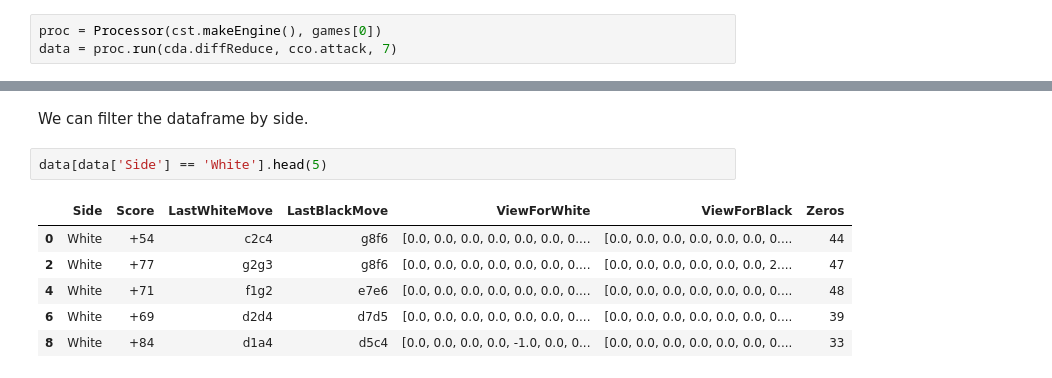
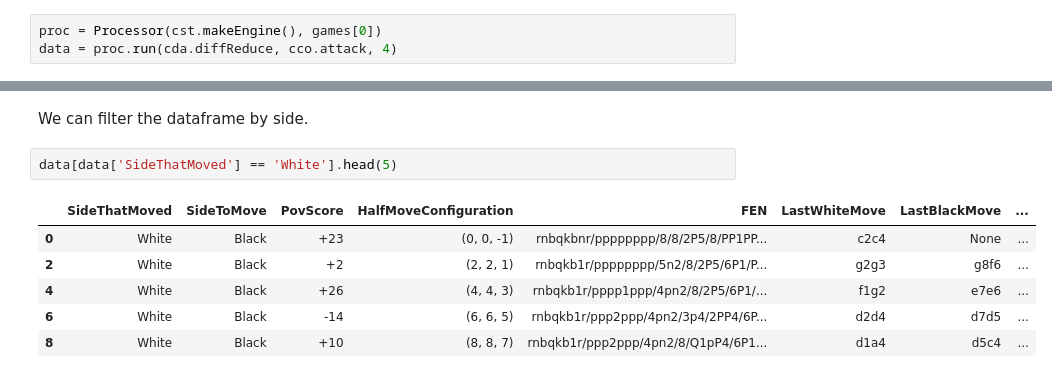
Before and after one commit to mikhas/cheviz, a Jupyter notebook: 04_processor.ipynb, the cells around one changed output, grey strips where cells are left out. Cells and saved outputs as stored; diff of their text form.

```diff
--- a/04_processor.ipynb
+++ b/04_processor.ipynb
@@ -83,7 +97,7 @@ class Processor:
         return result
 # %%
 proc = Processor(cst.makeEngine(), games[0])
-data = proc.run(cda.diffReduce, cco.attack, 7)
+data = proc.run(cda.diffReduce, cco.attack, 4)
 # %% [markdown]
 We now have a dataframe of positions, each analyzed by stockfish.
 # %%
@@ -116,11 +144,11 @@ cco.show(data.loc[3, 'ViewForWhite'] - data.loc[3, 'ViewForBlack']);
 # %% [markdown]
 We can filter the dataframe by side.
 # %%
-data[data['Side'] == 'White'].head(5)
+data[data['SideThatMoved'] == 'White'].head(5)
 # %% [output]
-|  | Side | Score | LastWhiteMove | LastBlackMove | ViewForWhite | ViewForBlack | Zeros |
-| 0 | White | +54 | c2c4 | g8f6 | [0.0, 0.0, 0.0, 0.0, 0.0, 0.0, 0.... | [0.0, 0.0, 0.0, 0.0, 0.0, 0.0, 0.... | 44 |
-| 2 | White | +77 | g2g3 | g8f6 | [0.0, 0.0, 0.0, 0.0, 0.0, 0.0, 0.... | [0.0, 0.0, 0.0, 0.0, 0.0, 0.0, 2.... | 47 |
-| 4 | White | +71 | f1g2 | e7e6 | [0.0, 0.0, 0.0, 0.0, 0.0, 0.0, 0.... | [0.0, 0.0, 0.0, 0.0, 0.0, 0.0, 0.... | 48 |
-| 6 | White | +69 | d2d4 | d7d5 | [0.0, 0.0, 0.0, 0.0, 0.0, 0.0, 0.... | [0.0, 0.0, 0.0, 0.0, 0.0, 0.0, 0.... | 39 |
-| 8 | White | +84 | d1a4 | d5c4 | [0.0, 0.0, 0.0, 0.0, -1.0, 0.0, 0... | [0.0, 0.0, 0.0, 0.0, 0.0, 0.0, 0.... | 33 |
+|  | SideThatMoved | SideToMove | PovScore | HalfMoveConfiguration | FEN | LastWhiteMove | LastBlackMove | ... |
+| 0 | White | Black | +23 | (0, 0, -1) | rnbqkbnr/pppppppp/8/8/2P5/8/PP1PP... | c2c4 | None | ... |
+| 2 | White | Black | +2 | (2, 2, 1) | rnbqkb1r/pppppppp/5n2/8/2P5/6P1/P... | g2g3 | g8f6 | ... |
+| 4 | White | Black | +26 | (4, 4, 3) | rnbqkb1r/pppp1ppp/4pn2/8/2P5/6P1/... | f1g2 | e7e6 | ... |
+| 6 | White | Black | -14 | (6, 6, 5) | rnbqkb1r/ppp2ppp/4pn2/3p4/2PP4/6P... | d2d4 | d7d5 | ... |
+| 8 | White | Black | +10 | (8, 8, 7) | rnbqkb1r/ppp2ppp/4pn2/8/Q1pP4/6P1... | d1a4 | d5c4 | ... |
```
Also changed, not shown: parts of 14 cells of this notebook, 5 other files.
